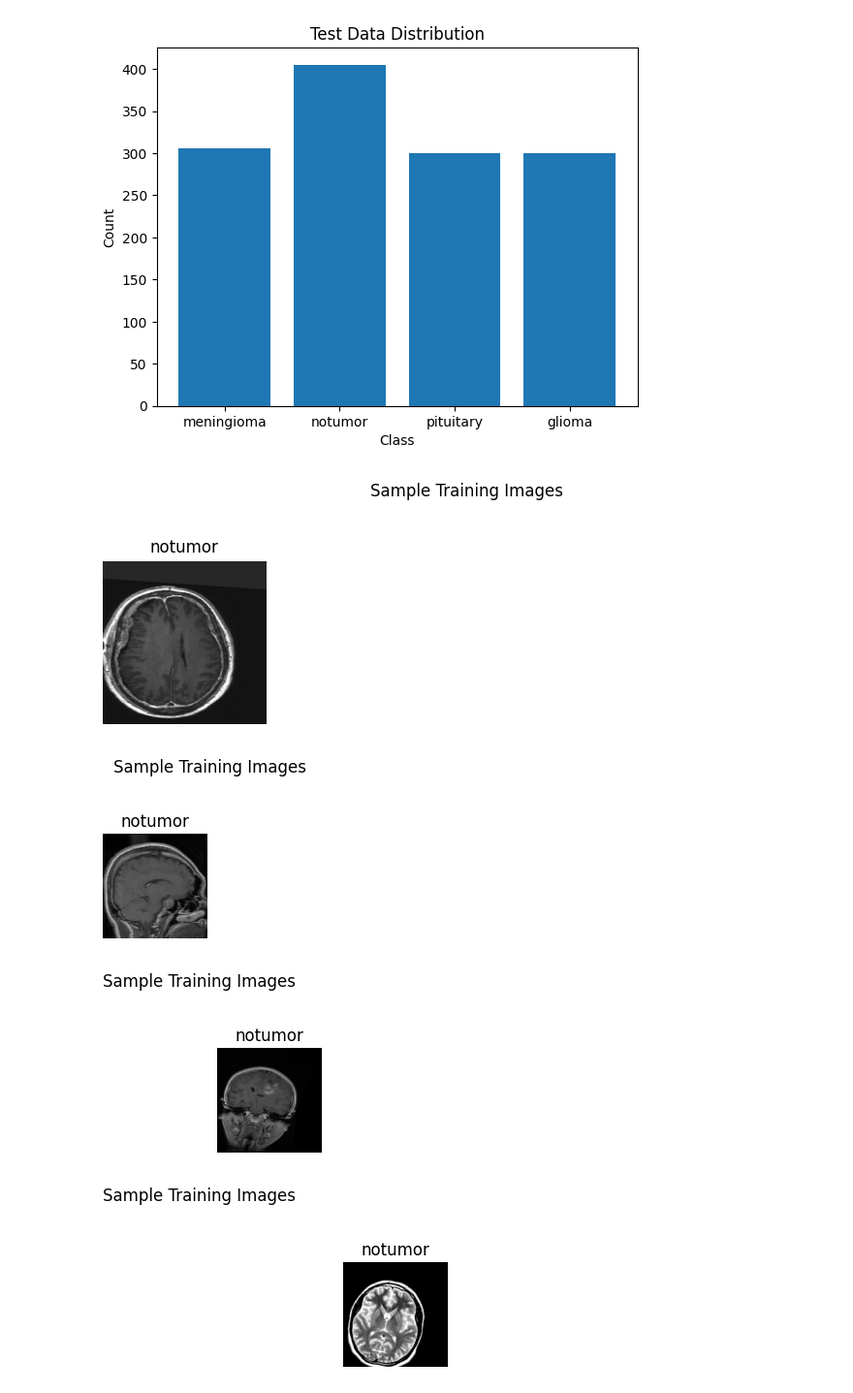
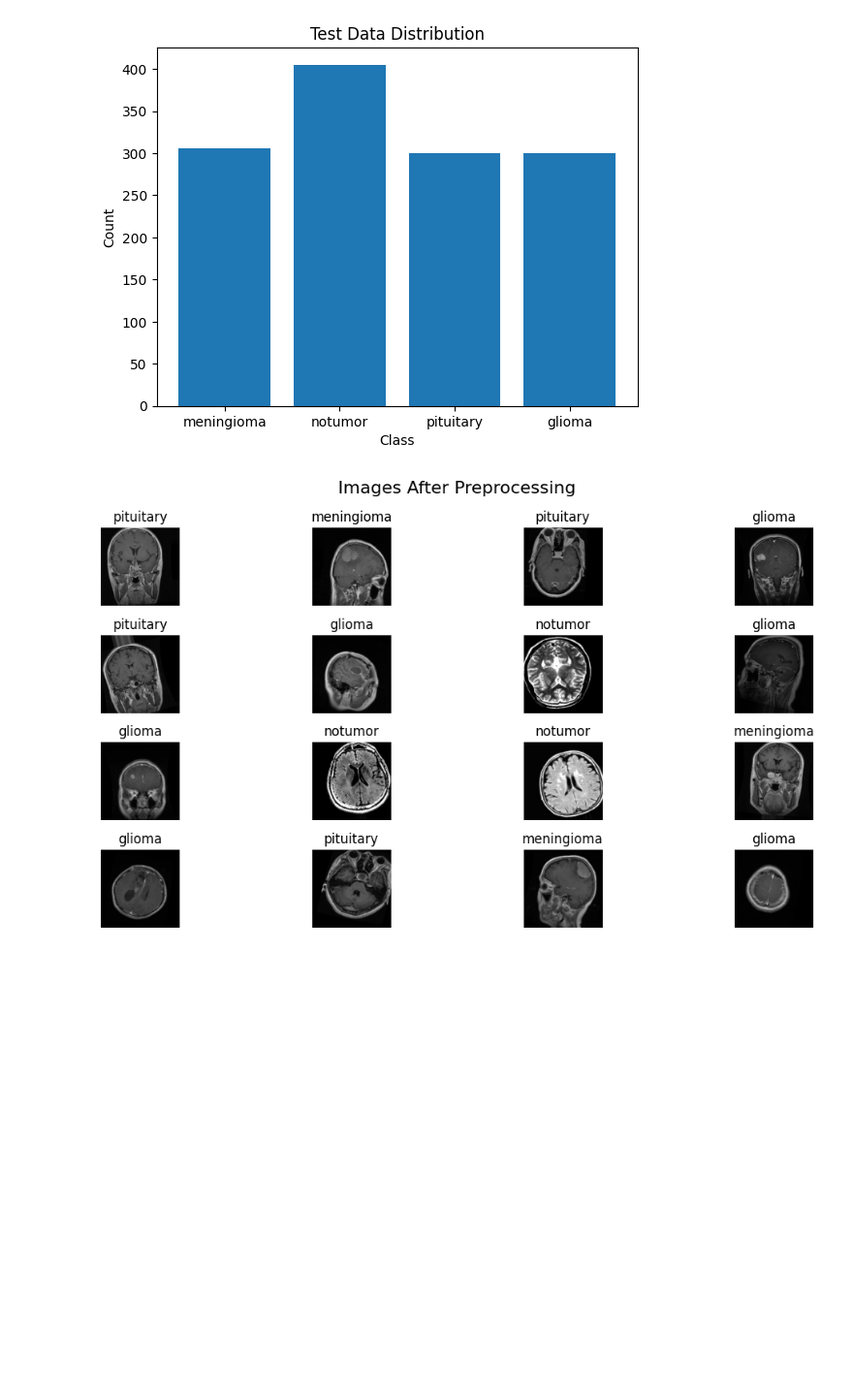
Before and after one commit to Raashidh-Rizvi/Brain-Tumor-Detection, a Jupyter notebook: notesbooks/Brain_Tumour.ipynb, the cells around one changed output. Shown at 97% size. Drawn from its saved outputs; the diff is of its cells as text; code cells hidden in the pictures; blank space fills up the shorter version.

```diff
--- a/notesbooks/Brain_Tumour.ipynb
+++ b/notesbooks/Brain_Tumour.ipynb
@@ -72,23 +95,25 @@ plt.show()
 [figure]
 [figure]
 # %%
-#Show sample training images
+#Show Images After Preprocessing
 
-class_names= list(train_generator.class_indices.keys())
 
-x_batch, y_batch = next (train_generator)
 
-plt.figure(figsize=(10,6))
+class_names = list(train_generator.class_indices.keys())
 
-for i in range (8):
-  plt.subplot(2,4,i+1)
-  plt.imshow(x_batch[i])
-  plt.title(class_names[y_batch.argmax()])
-  plt.axis("off")
-  plt.suptitle("Sample Training Images")
-  plt.show()
+# Get one batch of images and labels
+x_batch, y_batch = next(train_generator)
+
+plt.figure(figsize=(12, 6))  # Set figure size
+
+for i in range(16):
+    plt.subplot(4, 4, i+1)
+    plt.imshow(x_batch[i])
+    plt.title(class_names[y_batch[i].argmax()])  #
+    plt.axis("off")  # Hide axis ticks
+
+plt.suptitle("Images After Preprocessing", fontsize=16)
+plt.tight_layout()  # Adjust layout
+plt.show()
 # %% [output]
-[figure, old version]
+[figure, new version]
-[figure, removed]
-[figure, removed]
-[figure, removed]
```
Also changed, not shown: parts of 8 cells of this notebook.
